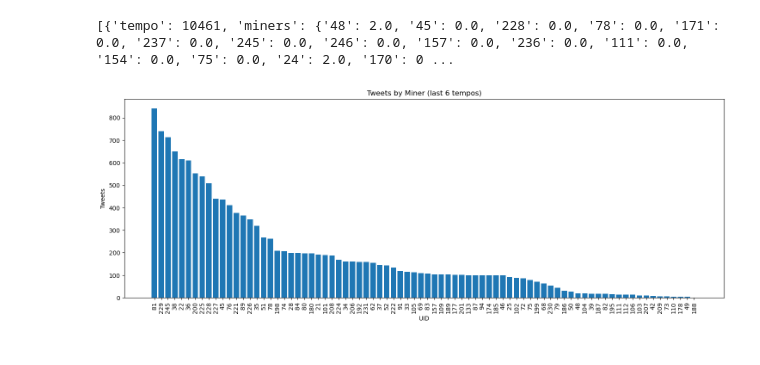
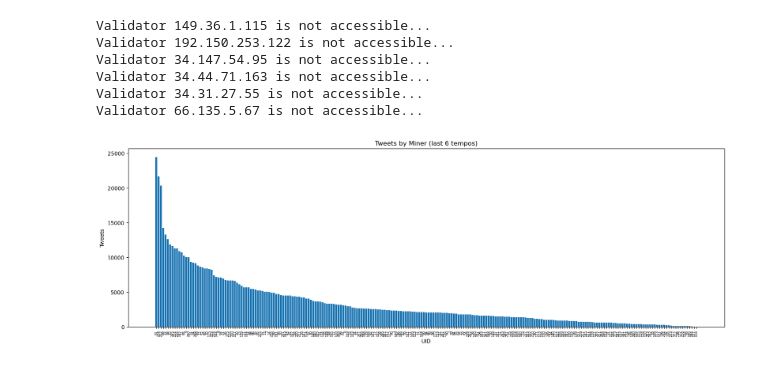
Before and after one commit to masa-finance/masa-bittensor, a Jupyter notebook: notebooks/mainnet/volumes.ipynb, the cells around one changed output. Cells and saved outputs as stored; diff of their text form; code cells hidden in the pictures.

```diff
--- a/notebooks/mainnet/volumes.ipynb
+++ b/notebooks/mainnet/volumes.ipynb
@@ -3,51 +3,70 @@ import pandas as pd
 import matplotlib.pyplot as plt
 
 import requests
+import bittensor as bt
 
-response1 = requests.get("http://149.36.1.121:8000/volumes")
-response2 = requests.get("http://165.227.153.108:8000/volumes")
-response3 = requests.get("http://64.226.93.21:8000/volumes")
-response4 = requests.get("http://161.97.131.133:8000/volumes")
-response5 = requests.get("http://5.161.242.50:8000/volumes")
+tempos = 6
 
-volumes1 = response1.json()
-volumes2 = response2.json()
-volumes3 = response3.json()
-volumes4 = response4.json()
-volumes5 = response5.json()
+# Connect to the mainnet bittensor netuid 42 and pull the metagraph of axons
+subtensor = bt.subtensor(network="finney")
+metagraph = subtensor.metagraph(netuid=42)
+stakes = metagraph.S
+axons = metagraph.axons
+validator_axons = [axons[i] for i in range(len(axons)) if stakes[i] >= 1000]
+validator_ips = [axon.ip for axon in validator_axons if axon.ip != '0.0.0.0']
 
-# Combine the volumes from both responses
-combined_volumes = volumes1 + volumes2 + volumes3 + volumes4 + volumes5
+healthy_validator_ips = []
+for ip in validator_ips:
+    try:
+        response = requests.get(f"http://{ip}:8000/healthcheck", timeout=5)
+        if response.ok:
+            healthy_validator_ips.append(ip)
+    except requests.exceptions.RequestException as e:
+        print(f"Validator {ip} is not accessible...")
 
-print(combined_volumes)
+# Fetch volumes from healthy validators
+all_volumes = []
+for ip in healthy_validator_ips:
+    try:
+        response = requests.get(f"http://{ip}:8000/volumes", timeout=5)
+        if response.ok:
+            volumes = response.json()
+            all_volumes.extend(volumes[-tempos:])
+    except requests.exceptions.RequestException as e:
+        print(f"Failed to fetch volumes from {ip}: {e}")
 
 # Calculate the sum of volumes for each miner
 volumes_df = {}
-for data in combined_volumes[-6:]:
+for data in all_volumes:
     for miner, volume in data["miners"].items():
         if volume > 0:  # Only consider miners with volume greater than 0
             if miner in volumes_df:
                 volumes_df[miner] += volume
             else:
                 volumes_df[miner] = volume
 
 # Convert to DataFrame for easier plotting
 df = pd.DataFrame(list(volumes_df.items()), columns=['UID', 'Volume'])
 
 # Sort the DataFrame by total volume
 df = df.sort_values(by='Volume', ascending=False)
 
 # Plot the volumes
-plt.figure(figsize=(18, 6))
+plt.figure(figsize=(20, 6))
 plt.bar(df['UID'], df['Volume'])
 plt.xlabel('UID')
 plt.ylabel('Tweets')
 plt.title('Tweets by Miner (last 6 tempos)')
-plt.xticks(rotation=90)
+plt.xticks(rotation=90, fontsize=6)
 plt.show()
 # %% [output]
-[{'tempo': 10461, 'miners': {'48': 2.0, '45': 0.0, '228': 0.0, '78': 0.0, '171': 0.0, '237': 0.0, '245': 0.0, '246': 0.0, '157': 0.0, '236': 0.0, '111': 0.0, '154': 0.0, '75': 0.0, '24': 2.0, '170': 0 ...
+Validator 149.36.1.115 is not accessible...
+Validator 192.150.253.122 is not accessible...
+Validator 34.147.54.95 is not accessible...
+Validator 34.44.71.163 is not accessible...
+Validator 34.31.27.55 is not accessible...
+Validator 66.135.5.67 is not accessible...
-[figure, old version]
+[figure, new version]
 # %% [markdown]
 <a style='text-decoration:none;line-height:16px;display:flex;color:#5B5B62;padding:10px;justify-content:end;' href='https://deepnote.com?utm_source=created-in-deepnote-cell&projectId=f017507a-86ad-40cb-8efa-5587c78ee158' target="_blank">
 <img alt='Created in deepnote.com' style='display:inline;max-height:16px;margin:0px;margin-right:7.5px;' src='embedded-picture-1' > </img>
```
Also changed, not shown: 2 other files.
